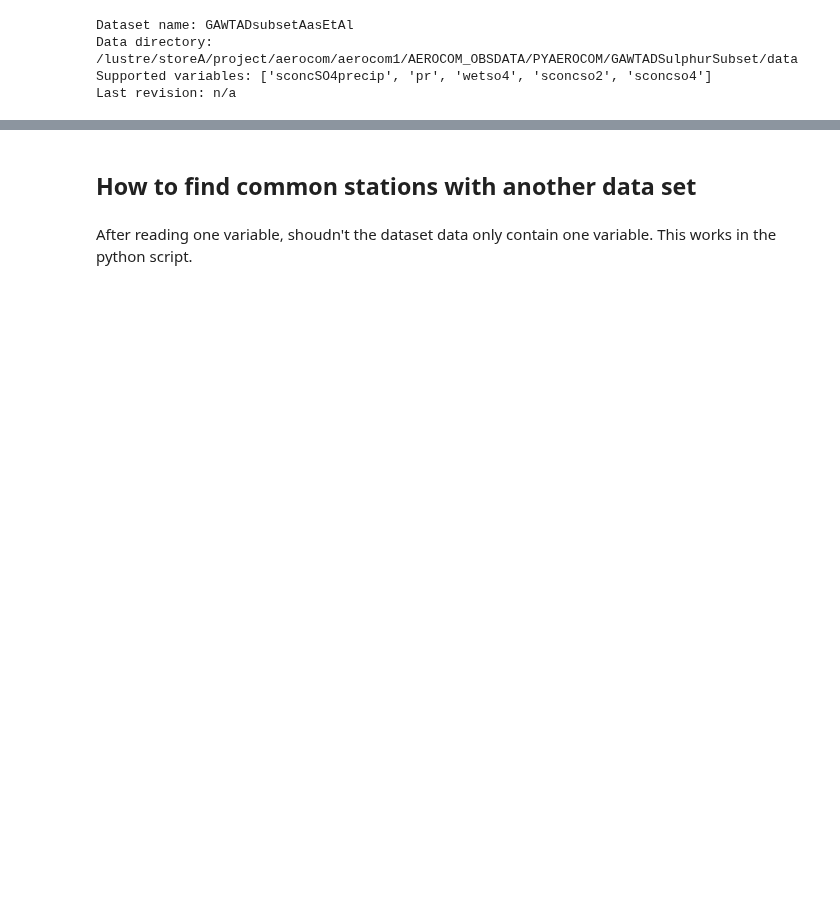
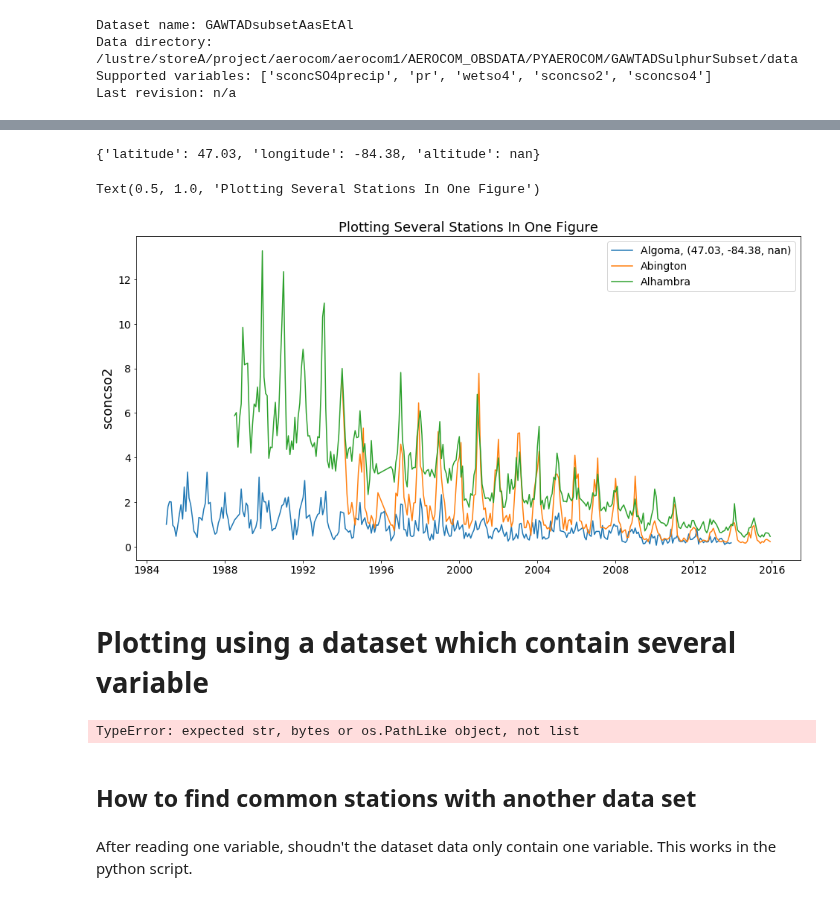
Before and after one commit to metno/pyaerocom, a Jupyter notebook: notebooks/AasEtAl_test.ipynb, the cells around one changed output, grey strips where cells are left out. Saved outputs shown, nothing was run; the diff lists cells and outputs as text; code cells hidden in the pictures; blank space fills up the shorter version.

```diff
--- a/notebooks/AasEtAl_test.ipynb
+++ b/notebooks/AasEtAl_test.ipynb
@@ -120,3 +329,25 @@ adding var sconcso4 (assigned index: 0)
+# %%
+algoma.station_coords
+# %% [output]
+{'latitude': 47.03, 'longitude': -84.38, 'altitude': nan}
+# %%
+def cast_coords_to_string(station):
+    """ Help function for creating labels, usefull when plotting several stations.  """
+    return "({}, {}, {})".format(station.latitude, station.longitude, station.altitude)
+# %%
+ax = algoma.plot_timeseries('sconcso2', label = algoma.station_name + ", " + cast_coords_to_string(algoma))
+abington.plot_timeseries('sconcso2', ax = ax, label = abington.station_name)
+alhambra.plot_timeseries('sconcso2', ax = ax, label = alhambra.station_name)
+ax.set_title("Plotting Several Stations In One Figure")
+# %% [output]
+Text(0.5, 1.0, 'Plotting Several Stations In One Figure')
+[figure, added]
+# %% [markdown]
+# Plotting using a dataset which contain several variable
+# %%
+merged_meta_sev.to_station_data('[Algoma]', ['sconcso2', 'sconcso4'])
+# %% [output]
+TypeError: expected str, bytes or os.PathLike object, not list
 # %% [markdown]
 ## How to find common stations with another data set
 # %% [markdown]
```
Also changed, not shown: parts of 61 cells of this notebook, 2 other files.
